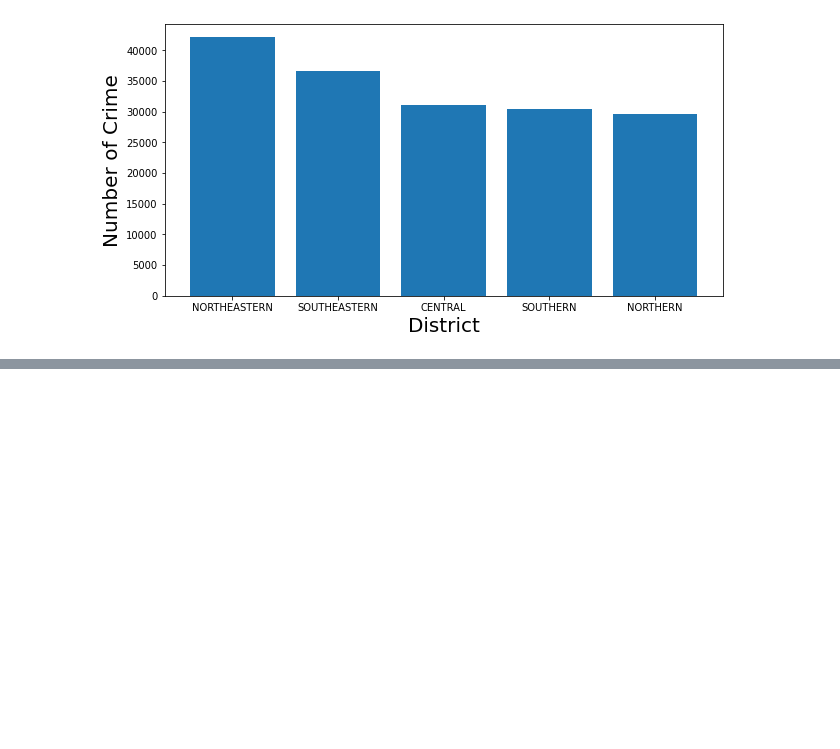
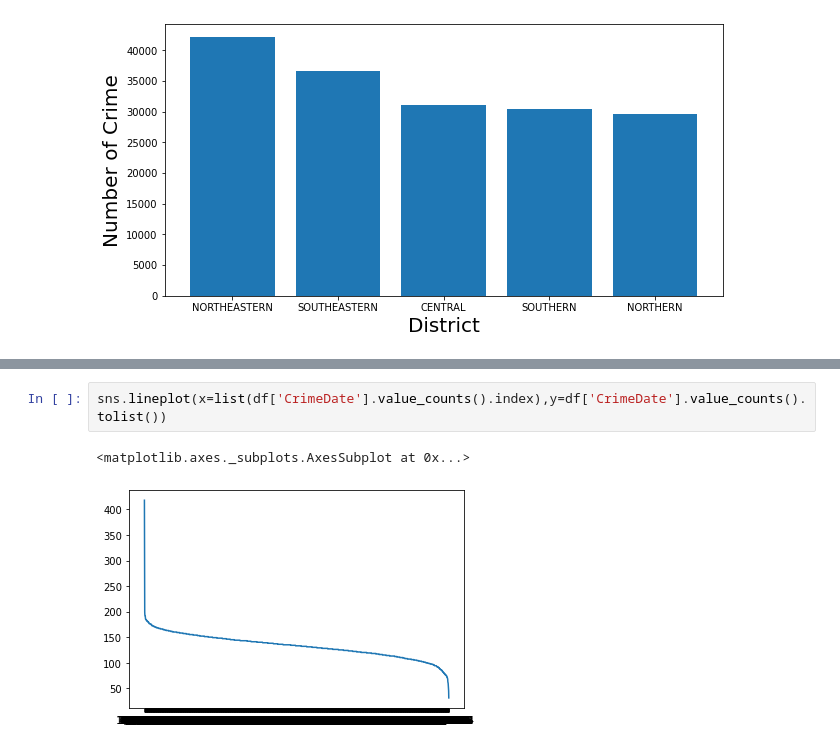
Before and after one commit to Abhishek4848/Homicide_Data_Analysis, a Jupyter notebook: homicide_analysis.ipynb, the cells around one changed output, grey strips where cells are left out. Cells and saved outputs as stored; diff of their text form; blank space fills up the shorter version.

```diff
--- a/homicide_analysis.ipynb
+++ b/homicide_analysis.ipynb
@@ -124,0 +159,5 @@ Text(0, 0.5, 'Number of Crime')
+# %%
+sns.lineplot(x=list(df['CrimeDate'].value_counts().index),y=df['CrimeDate'].value_counts().tolist())
+# %% [output]
+<matplotlib.axes._subplots.AxesSubplot at 0x...>
+[figure, added]
```
Also changed, not shown: parts of 6 cells of this notebook.
